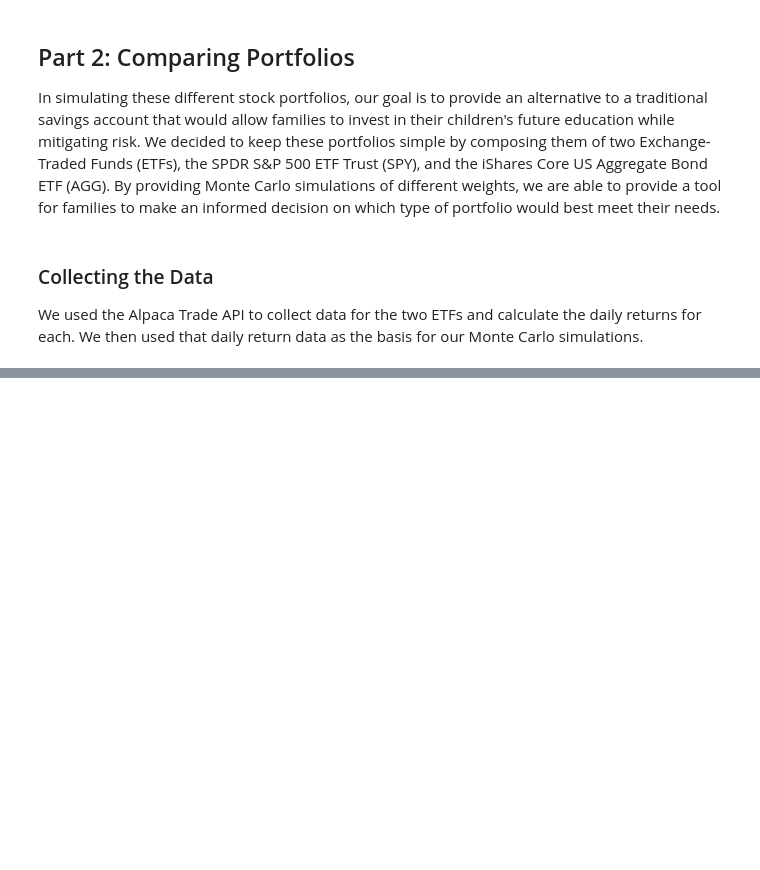
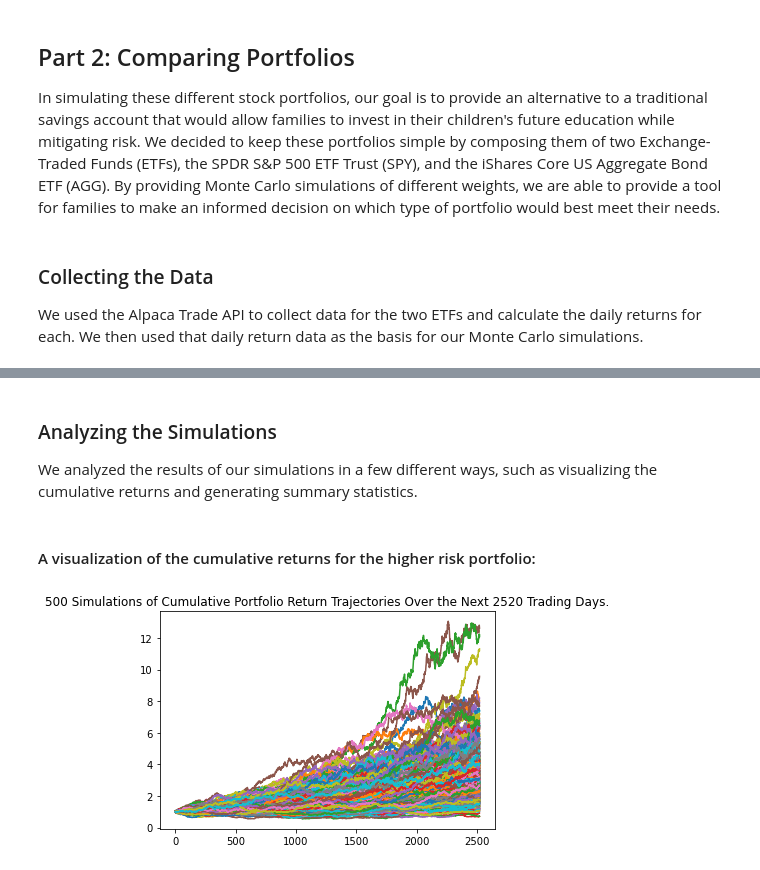
Before and after one commit to dhut1621/Project-1, a Jupyter notebook: planning_for_college.ipynb, the cells around one changed output, grey strips where cells are left out. Drawn from its saved outputs; the diff is of its cells as text; code cells hidden in the pictures; blank space fills up the shorter version.

```diff
--- a/planning_for_college.ipynb
+++ b/planning_for_college.ipynb
@@ -242,0 +269,6 @@ alpaca_secret_key = os.getenv("ALPACA_SECRET_KEY")
+# %%
+#set tickers, timeframe, and start and end date
+tickers = ["SPY", "AGG"]
+timeframe = "1Day"
+start_date = pd.Timestamp("1990-01-01", tz="America/New_York").isoformat()
+end_date = pd.Timestamp("2021-12-31", tz="America/New_York").isoformat()
@@ -242,0 +277,10 @@ alpaca_secret_key = os.getenv("ALPACA_SECRET_KEY")
+# %%
+#generate a dataframe of the stock data
+df_portfolio = alpaca.get_bars(
+    tickers,
+    timeframe,
+    start = start_date,
+    end = end_date
+).df
+
+df_portfolio.head()
@@ -242,0 +297,11 @@ alpaca_secret_key = os.getenv("ALPACA_SECRET_KEY")
+# %%
+#concatenate the dataframes
+SPY = df_portfolio[df_portfolio['symbol']=='SPY'].drop('symbol', axis=1)
+AGG = df_portfolio[df_portfolio['symbol']=='AGG'].drop('symbol', axis=1)
+
+df_portfolio_year = pd.concat([SPY, AGG],axis=1, keys=['SPY','AGG'])
+
+# set in ascending order (past to present)
+df_portfolio_year = df_portfolio_year.sort_index()
+
+df_portfolio_year.head()
@@ -242,0 +355,8 @@ alpaca_secret_key = os.getenv("ALPACA_SECRET_KEY")
+# %%
+# Create a simulation object
+higher_risk_df = MCSimulation(
+    portfolio_data=df_portfolio_year,
+    weights=[0.80, 0.20],
+    num_simulation=500,
+    num_trading_days=252*10,
+)
@@ -242,0 +516,9 @@ alpaca_secret_key = os.getenv("ALPACA_SECRET_KEY")
+# %% [markdown]
+### Analyzing the Simulations
+We analyzed the results of our simulations in a few different ways, such as visualizing the cumulative returns and generating summary statistics.
+# %% [markdown]
+#### A visualization of the cumulative returns for the higher risk portfolio:
+# %%
+higher_risk_mc_sim = higher_risk_df.plot_simulation()
+# %% [output]
+[figure, added]
```
Also changed, not shown: parts of 47 cells of this notebook.
